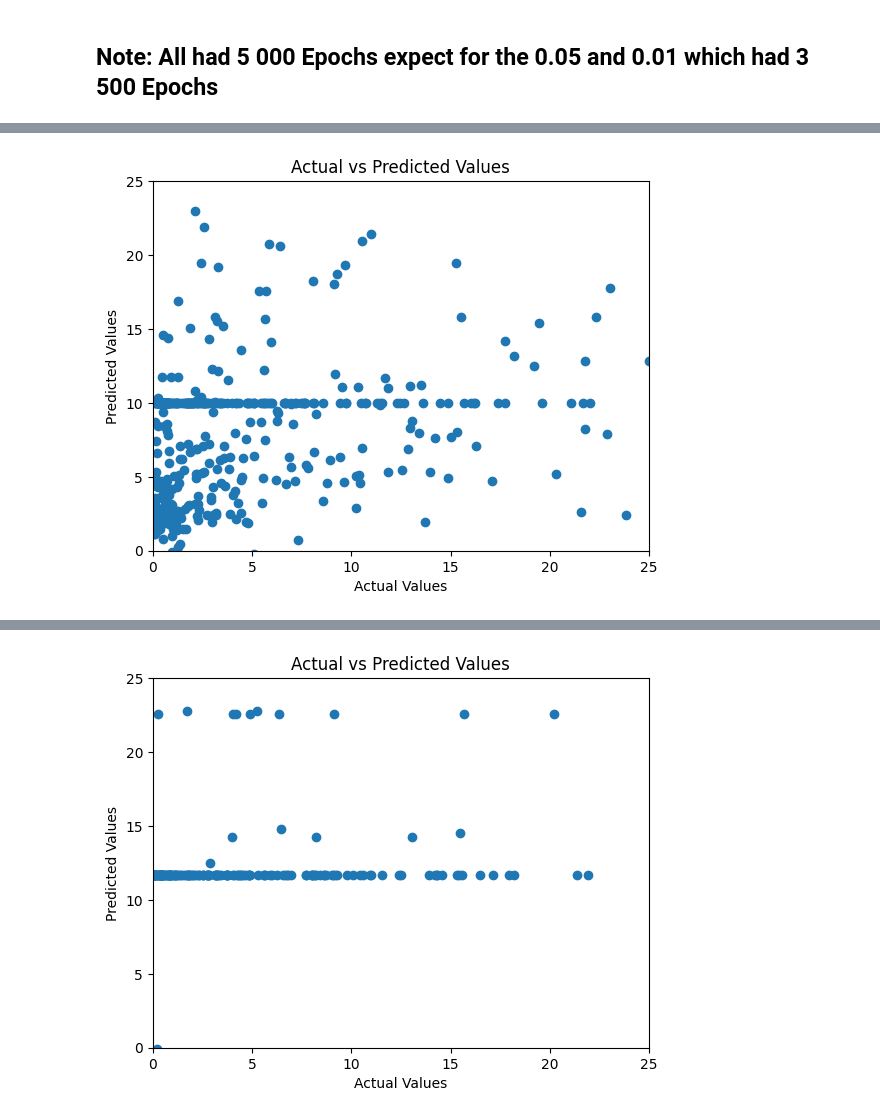
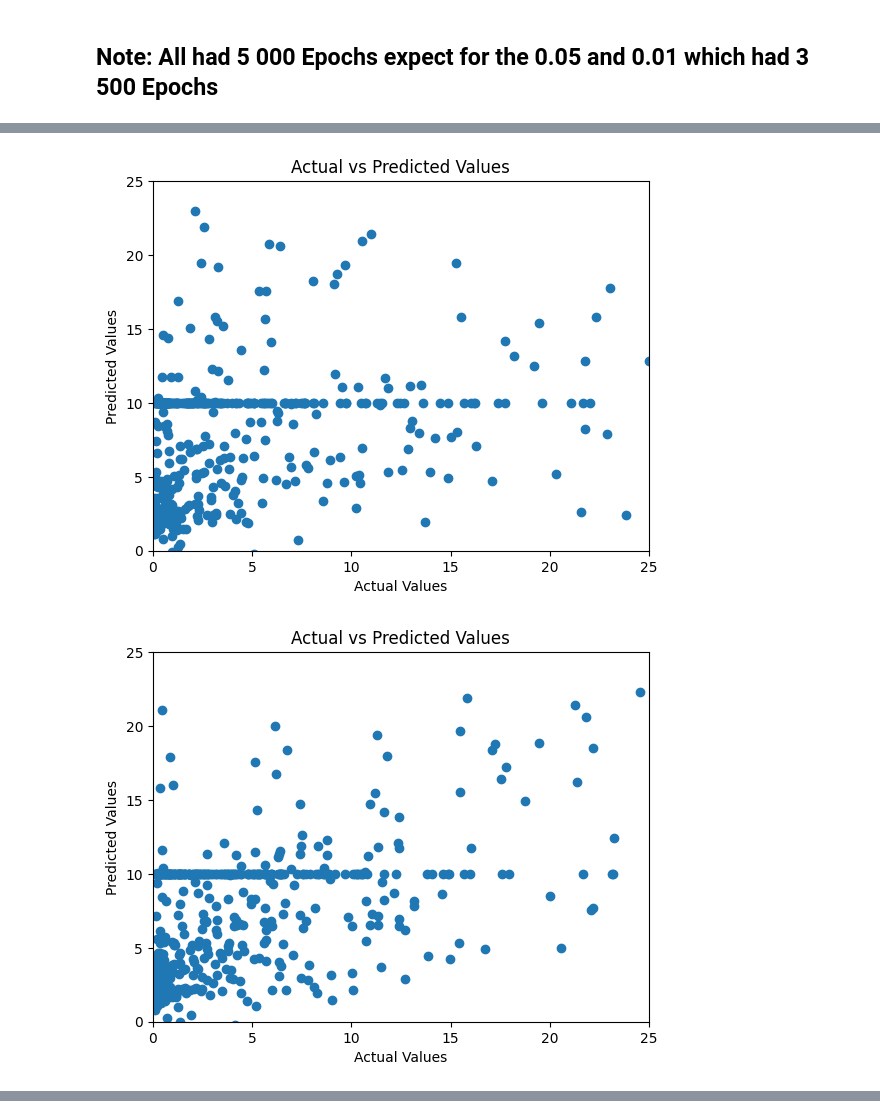
Before and after one commit to lukeyoffe/cs293n, a Jupyter notebook: result_plotting/experiments.ipynb, the cells around one changed output, grey strips where cells are left out. Cells and saved outputs as stored; diff of their text form; code cells hidden in the pictures.

Commit message:
finished delta trainings

```diff
--- a/result_plotting/experiments.ipynb
+++ b/result_plotting/experiments.ipynb
@@ -292,34 +292,49 @@ for filename in os.listdir('../model/models'):
         predicted_values.append(predicted_value)
 
     plt.scatter(actual_values, predicted_values)
     plt.xlabel("Actual Values")
     plt.ylabel("Predicted Values")
     plt.title("Actual vs Predicted Values")
     plt.xlim(0, 25)
     plt.ylim(0, 25)
     plt.show()
 
+    # plot the denormalized values for the actual and predicted values on testing set
+    actual_values = []
+    predicted_values = []
+    for i in range(num_samples):
+        predicted_value = denormalize(model(train_data[i].unsqueeze(0)).item())
+        actual_value = denormalize(train_targets[i].item())
+        actual_values.append(actual_value)
+        predicted_values.append(predicted_value)
 
-    #
+    plt.scatter(actual_values, predicted_values)
+    plt.xlabel("Actual Values")
+    plt.ylabel("Predicted Values")
+    plt.title("Actual vs Predicted Values")
+    plt.xlim(0, 25)
+    plt.ylim(0, 25)
+    plt.show()
 # %% [output]
 Model Name: 10s_1s
 Average Absolute Error: 0.26858555276528934
 Average Absolute Error (Denormalized): 30.355573654174805
 Median Absolute Error: 0.06459644436836243
 Median Absolute Error (Denormalized): 7.300698280334473
 Mean Square Error: 0.7138533590386905
 Mean Square Error (Denormalized): 9118.4384765625
 Average Percentage Error: 305.6456743276244%
 Standard Deviation of Percentage Errors: 33.385453179306914
 Average Percentage Error (Without Top 2%): 65.30595397949219%
 Standard Deviation of Percentage Errors (Without Top 2%): 33.7223770484261
 Average Percentage Error (Denormalized): 826.6326904296875%
 Standard Deviation of Percentage Errors (Denormalized): 33.26728820800781
 Average Percentage Error (Without Top 2%, Denormalized): 65.30595397949219%
 Standard Deviation of Percentage Errors (Without Top 2%, Denormalized): 33.56299591064453
 Median Percentage Error: 29.150074217422233%
 Median Percentage Error (Denormalized): 133.9508295059204%
 [figure]
+[figure, new version]
 Model Name: 10s_5s
 Average Absolute Error: 0.3933720664428741
 Average Absolute Error (Denormalized): 44.43294906616211
@@ -337,4 +352,3 @@ Average Percentage Error (Without Top 2%, Denormalized): 99.17758178710938%
 Standard Deviation of Percentage Errors (Without Top 2%, Denormalized): 114.94920349121094
 Median Percentage Error: 103.92760591545418%
 Median Percentage Error (Denormalized): 360.7008457183838%
-[figure, old version]
```
Also changed, not shown: parts of 1 cell of this notebook, 31 other files.
